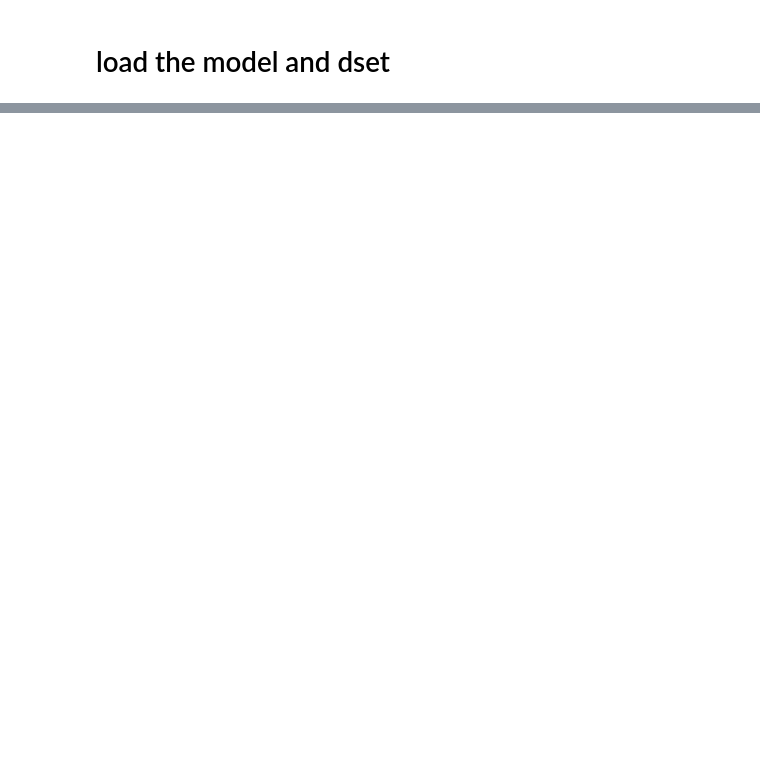
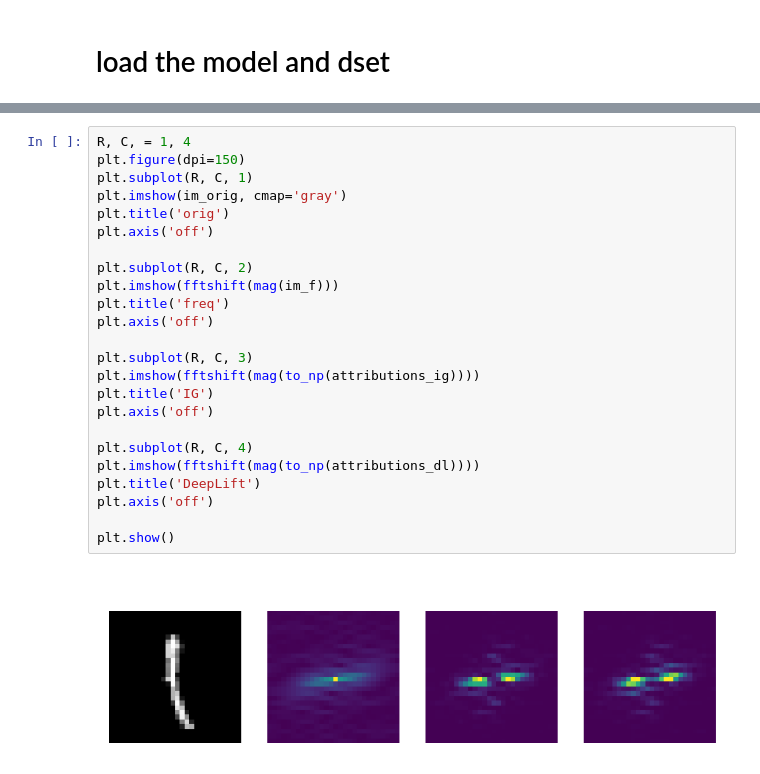
Before and after one commit to Yu-Group/adaptive-wavelets, a Jupyter notebook: experiments/mnist/mnist_freq.ipynb, the cells around one changed output, grey strips where cells are left out. Saved outputs shown, nothing was run; the diff lists cells and outputs as text; blank space fills up the shorter version.

```diff
--- a/experiments/mnist/mnist_freq.ipynb
+++ b/experiments/mnist/mnist_freq.ipynb
@@ -86,0 +90,26 @@ plt.show()
+# %%
+R, C, = 1, 4
+plt.figure(dpi=150)
+plt.subplot(R, C, 1)
+plt.imshow(im_orig, cmap='gray')
+plt.title('orig')
+plt.axis('off')
+
+plt.subplot(R, C, 2)
+plt.imshow(fftshift(mag(im_f)))
+plt.title('freq')
+plt.axis('off')
+
+plt.subplot(R, C, 3)
+plt.imshow(fftshift(mag(to_np(attributions_ig))))
+plt.title('IG')
+plt.axis('off')
+
+plt.subplot(R, C, 4)
+plt.imshow(fftshift(mag(to_np(attributions_dl))))
+plt.title('DeepLift')
+plt.axis('off')
+
+plt.show()
+# %% [output]
+[figure, added]
```
Also changed, not shown: parts of 14 cells of this notebook, 3 other files.
